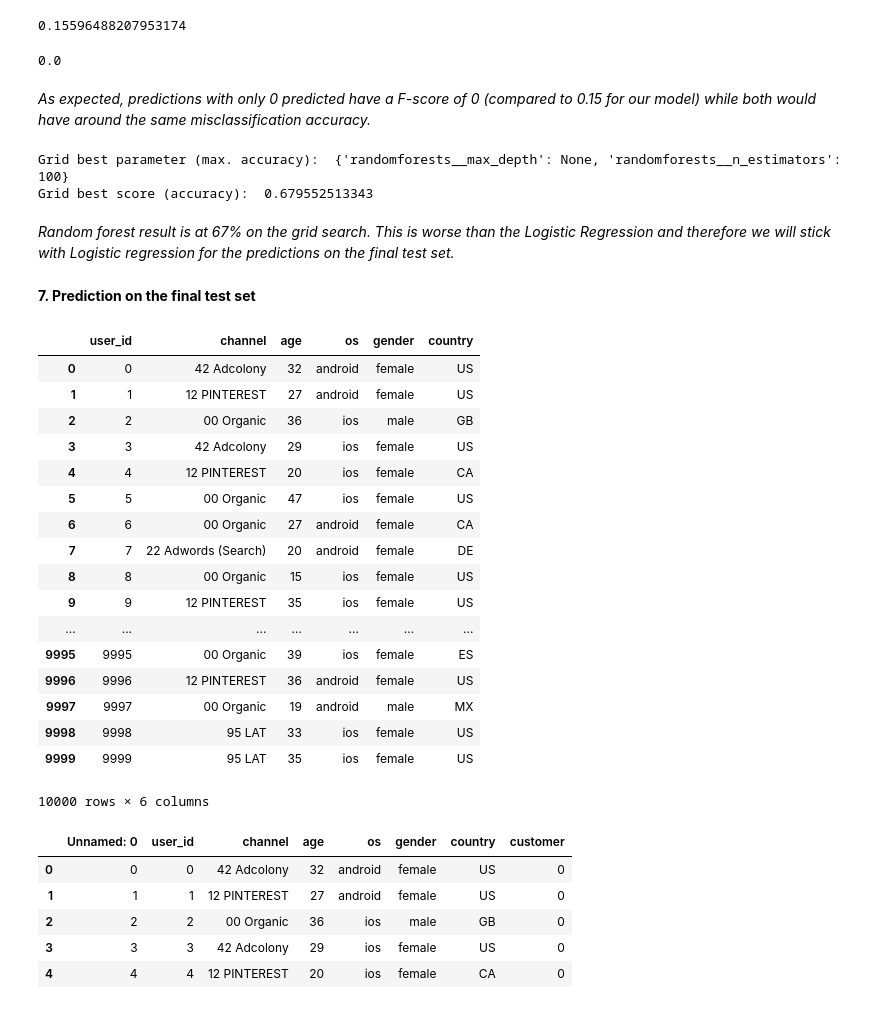
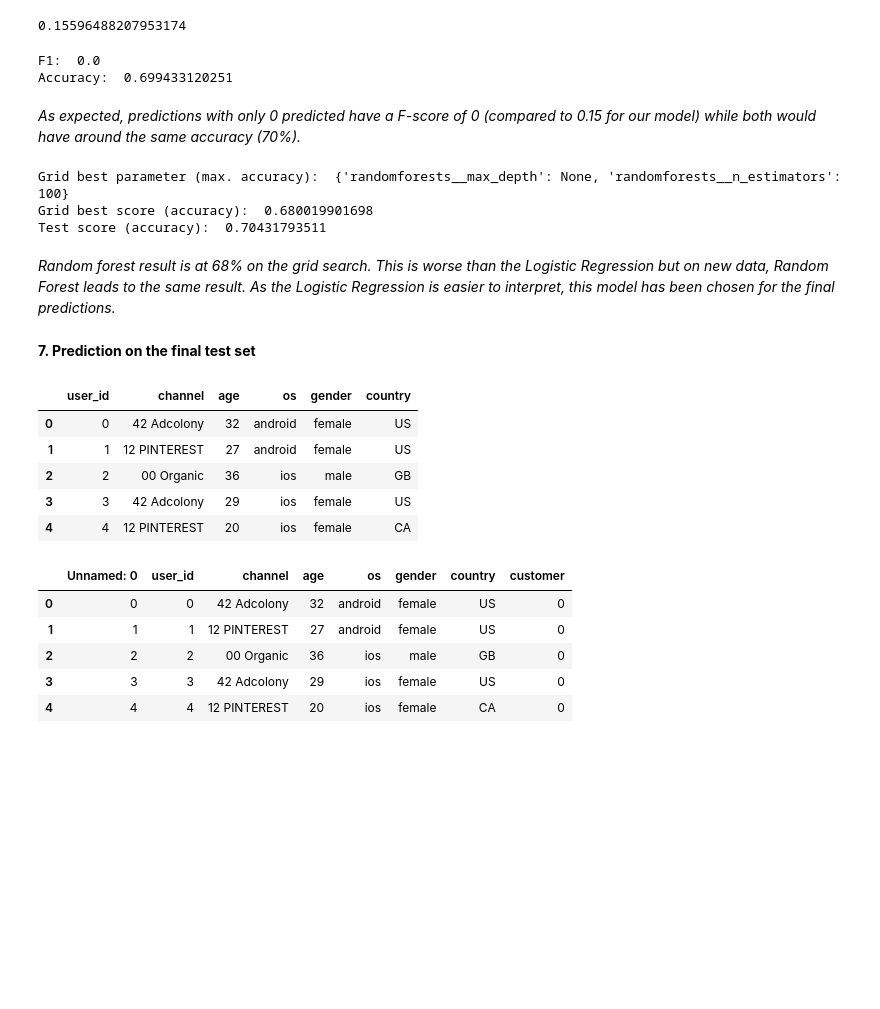
Before and after one commit to Charles1104/8fit, a Jupyter notebook: charles_verleyen_analysis_predictions.ipynb, the cells around one changed output. Cells and saved outputs as stored; diff of their text form; code cells hidden in the pictures; blank space fills up the shorter version.

```diff
--- a/charles_verleyen_analysis_predictions.ipynb
+++ b/charles_verleyen_analysis_predictions.ipynb
@@ -358,11 +358,13 @@ f1_score(test_y, y_pred)
 # Let's compute the F-score in the case where we would predict 0 for each customer
 y_pred2 = np.zeros(16582) #initiate an array with only 0 values
 y_pred2[4] = 1 # need to put one value to 1 for non-null division
-f1_score(test_y, y_pred2)
+print("F1: ", f1_score(test_y, y_pred2))
+print("Accuracy: ", (y_pred2 == test_y).mean())
 # %% [output]
-0.0
+F1:  0.0
+Accuracy:  0.699433120251
 # %% [markdown]
-*As expected, predictions with only 0 predicted have a F-score of 0 (compared to 0.15 for our model) while both would have around the same misclassification accuracy.*
+*As expected, predictions with only 0 predicted have a F-score of 0 (compared to 0.15 for our model) while both would have around the same accuracy (70%).*
 # %%
 #Random Forest
 
@@ -380,38 +382,30 @@ grid_values = dict(randomforests__max_depth=[None],
 grid_clf_rf_acc = GridSearchCV(clf, param_grid = grid_values, scoring = 'accuracy')
 grid_clf_rf_acc.fit(train_x, train_y)
 
+y_pred_rf = grid_clf_acc.predict(test_x) # array with 1 and 0 for the prediction on test_x.
+
 print('Grid best parameter (max. accuracy): ', grid_clf_rf_acc.best_params_)
 print('Grid best score (accuracy): ', grid_clf_rf_acc.best_score_)
+print('Test score (accuracy): ', (y_pred_rf == test_y).mean())
 # %% [output]
 Grid best parameter (max. accuracy):  {'randomforests__max_depth': None, 'randomforests__n_estimators': 100}
-Grid best score (accuracy):  0.679552513343
+Grid best score (accuracy):  0.680019901698
+Test score (accuracy):  0.70431793511
 # %% [markdown]
-*Random forest result is at 67% on the grid search. This is worse than the Logistic Regression and therefore we will stick with Logistic regression for the predictions on the final test set.*
+*Random forest result is at 68% on the grid search. This is worse than the Logistic Regression but on new data, Random Forest leads to the same result. As the Logistic Regression is easier to interpret, this model has been chosen for the final predictions.*
 # %% [markdown]
 **7\. Prediction on the final test set**
 # %%
 #Load the test_data.csv file
 df_test_set = pd.read_csv("data/test_data.csv.csv_fixed")
-df_test_set
+df_test_set.head()
 # %% [output]
 |  | user_id | channel | age | os | gender | country |
 | 0 | 0 | 42 Adcolony | 32 | android | female | US |
 | 1 | 1 | 12 PINTEREST | 27 | android | female | US |
 | 2 | 2 | 00 Organic | 36 | ios | male | GB |
 | 3 | 3 | 42 Adcolony | 29 | ios | female | US |
 | 4 | 4 | 12 PINTEREST | 20 | ios | female | CA |
-| 5 | 5 | 00 Organic | 47 | ios | female | US |
-| 6 | 6 | 00 Organic | 27 | android | female | CA |
-| 7 | 7 | 22 Adwords (Search) | 20 | android | female | DE |
-| 8 | 8 | 00 Organic | 15 | ios | female | US |
-| 9 | 9 | 12 PINTEREST | 35 | ios | female | US |
-| ... | ... | ... | ... | ... | ... | ... |
-| 9995 | 9995 | 00 Organic | 39 | ios | female | ES |
-| 9996 | 9996 | 12 PINTEREST | 36 | android | female | US |
-| 9997 | 9997 | 00 Organic | 19 | android | male | MX |
-| 9998 | 9998 | 95 LAT | 33 | ios | female | US |
-| 9999 | 9999 | 95 LAT | 35 | ios | female | US |
-10000 rows × 6 columns
 # %%
 #Apply the cleaning functon so that our model can be used on it
 df_test_final_x = cleaning(df_test_set)
```
Also changed, not shown: parts of 1 cell of this notebook, 1 other file.
